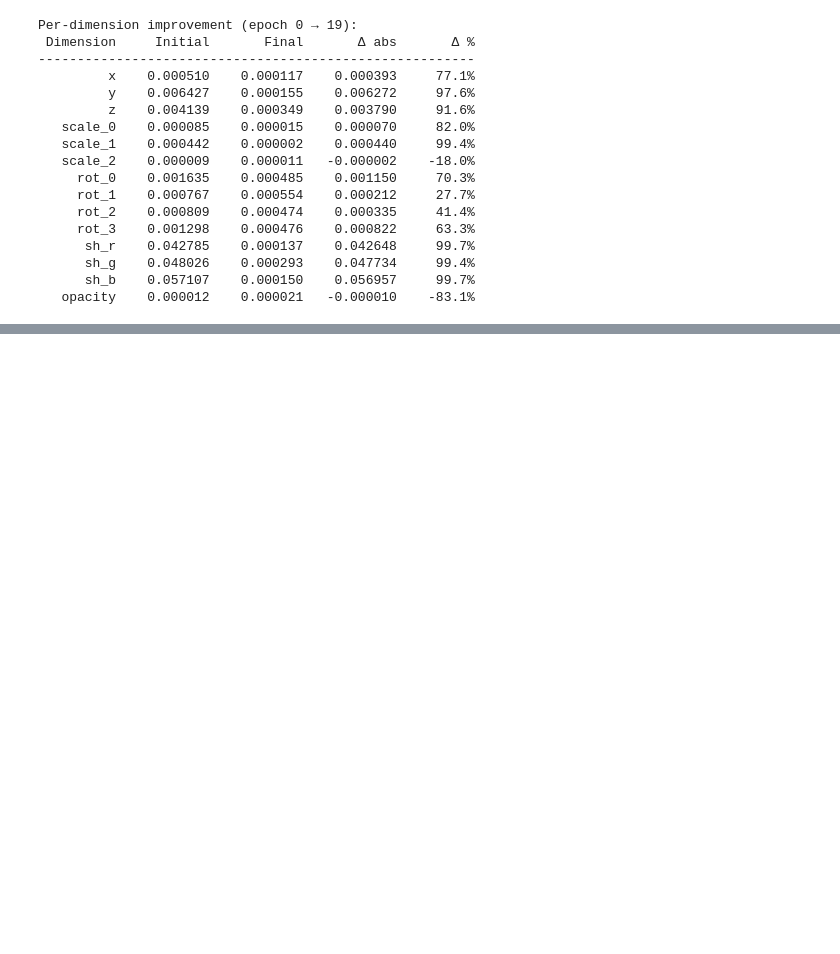
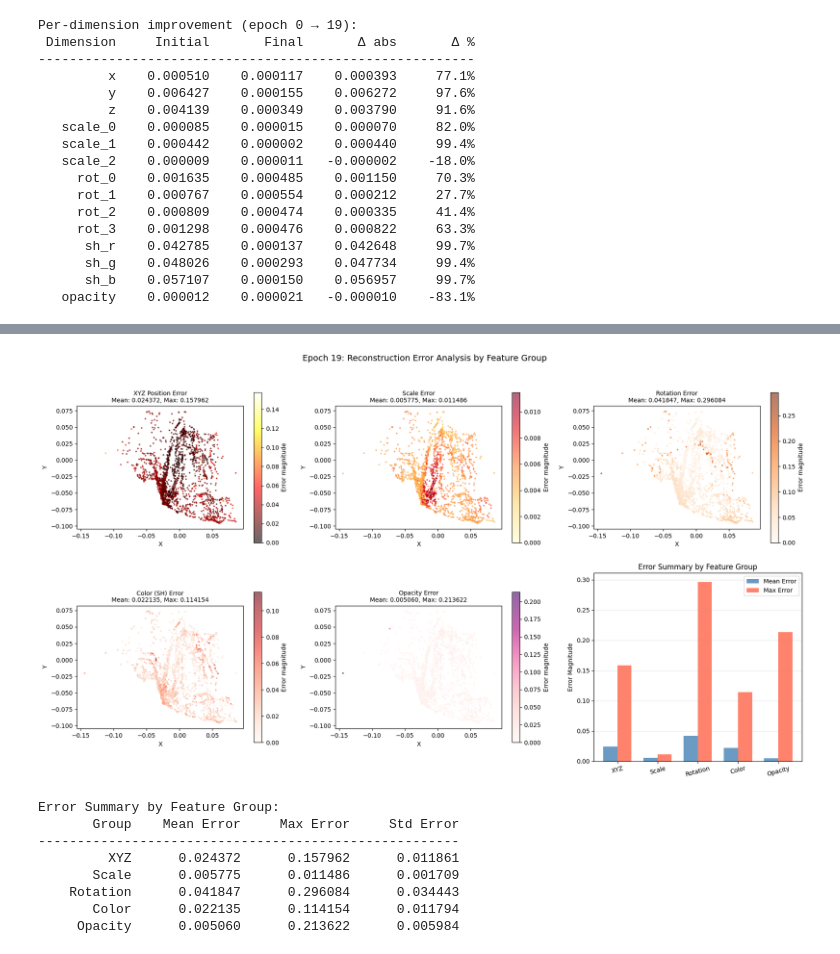
Before and after one commit to frankcholula/gaussianwm, a Jupyter notebook: notebooks/ae_reconstruction.ipynb, the cells around one changed output, grey strips where cells are left out. Drawn from its saved outputs; the diff is of its cells as text; code cells hidden in the pictures; blank space fills up the shorter version.

Commit message:
some notebook results.

```diff
--- a/notebooks/ae_reconstruction.ipynb
+++ b/notebooks/ae_reconstruction.ipynb
@@ -582,0 +597,68 @@ MSE Summary:
+# %%
+# Visualization 4: Error analysis - where does the reconstruction fail?
+fig, axes = plt.subplots(2, 3, figsize=(18, 10))
+
+# Calculate per-point errors for different feature groups
+xyz_error = np.sqrt(((orig_19[:, :3] - rec_19[:, :3]) ** 2).sum(axis=1))
+scale_error = np.sqrt(((orig_19[:, 3:6] - rec_19[:, 3:6]) ** 2).sum(axis=1))
+rot_error = np.sqrt(((orig_19[:, 6:10] - rec_19[:, 6:10]) ** 2).sum(axis=1))
+color_error = np.sqrt(((orig_19[:, 10:13] - rec_19[:, 10:13]) ** 2).sum(axis=1))
+opacity_error = np.abs(orig_19[:, 13] - rec_19[:, 13])
+
+errors = [
+    (xyz_error, 'XYZ Position Error', 'hot'),
+    (scale_error, 'Scale Error', 'YlOrRd'),
+    (rot_error, 'Rotation Error', 'Oranges'),
+    (color_error, 'Color (SH) Error', 'Reds'),
+    (opacity_error, 'Opacity Error', 'RdPu'),
+]
+
+for idx, (error_vals, title, cmap) in enumerate(errors):
+    ax = axes[idx // 3, idx % 3]
+
+    sc = ax.scatter(orig_19[:, 0], orig_19[:, 1], c=error_vals,
+                    cmap=cmap, s=3, alpha=0.6, vmin=0)
+    ax.set_xlabel('X')
+    ax.set_ylabel('Y')
+    ax.set_title(f'{title}\nMean: {error_vals.mean():.6f}, Max: {error_vals.max():.6f}',
+                 fontsize=10)
+    ax.set_aspect('equal')
+    plt.colorbar(sc, ax=ax, shrink=0.8, label='Error magnitude')
+
+# Overall error summary (bar chart)
+ax = axes[1, 2]
+feature_groups = ['XYZ', 'Scale', 'Rotation', 'Color', 'Opacity']
+mean_errors = [e.mean() for e, _, _ in errors]
+max_errors = [e.max() for e, _, _ in errors]
+
+x = np.arange(len(feature_groups))
+width = 0.35
+ax.bar(x - width/2, mean_errors, width, label='Mean Error', color='steelblue', alpha=0.8)
+ax.bar(x + width/2, max_errors, width, label='Max Error', color='tomato', alpha=0.8)
+ax.set_ylabel('Error Magnitude')
+ax.set_title('Error Summary by Feature Group')
+ax.set_xticks(x)
+ax.set_xticklabels(feature_groups, rotation=15)
+ax.legend()
+ax.grid(True, axis='y', alpha=0.3)
+
+plt.suptitle('Epoch 19: Reconstruction Error Analysis by Feature Group', fontsize=14, y=0.995)
+plt.tight_layout()
+plt.savefig(os.path.join(GWM_PATH, 'notebooks', 'ae_epoch19_error_analysis.png'), dpi=150, bbox_inches='tight')
+plt.show()
+
+print("\nError Summary by Feature Group:")
+print(f"{'Group':>12s}  {'Mean Error':>12s}  {'Max Error':>12s}  {'Std Error':>12s}")
+print('-' * 54)
+for (error_vals, title, _), name in zip(errors, feature_groups):
+    print(f'{name:>12s}  {error_vals.mean():>12.6f}  {error_vals.max():>12.6f}  {error_vals.std():>12.6f}')
+# %% [output]
+[figure, added]
+Error Summary by Feature Group:
+       Group    Mean Error     Max Error     Std Error
+------------------------------------------------------
+         XYZ      0.024372      0.157962      0.011861
+       Scale      0.005775      0.011486      0.001709
+    Rotation      0.041847      0.296084      0.034443
+       Color      0.022135      0.114154      0.011794
+     Opacity      0.005060      0.213622      0.005984
```
Also changed, not shown: parts of 16 cells of this notebook, 12 other files.
